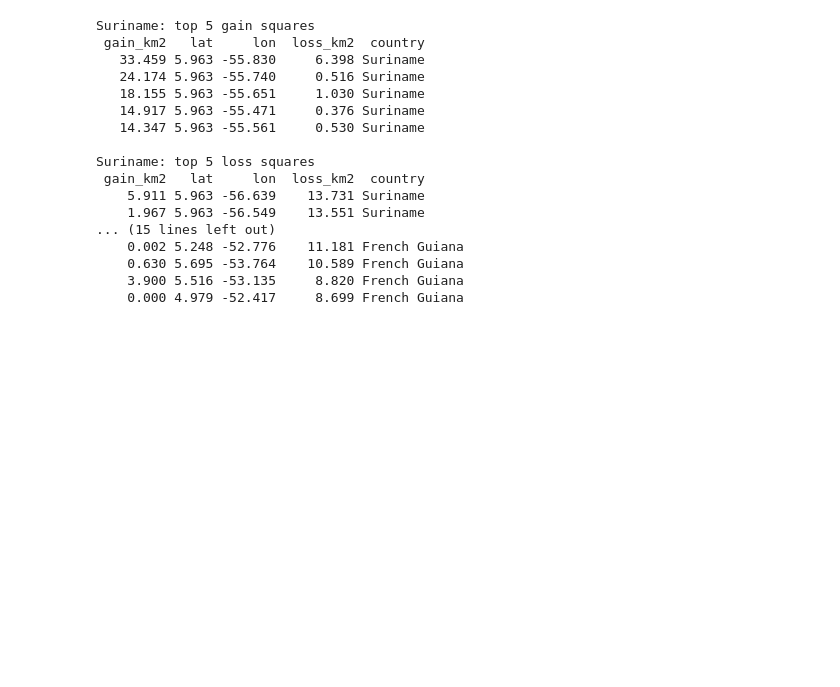
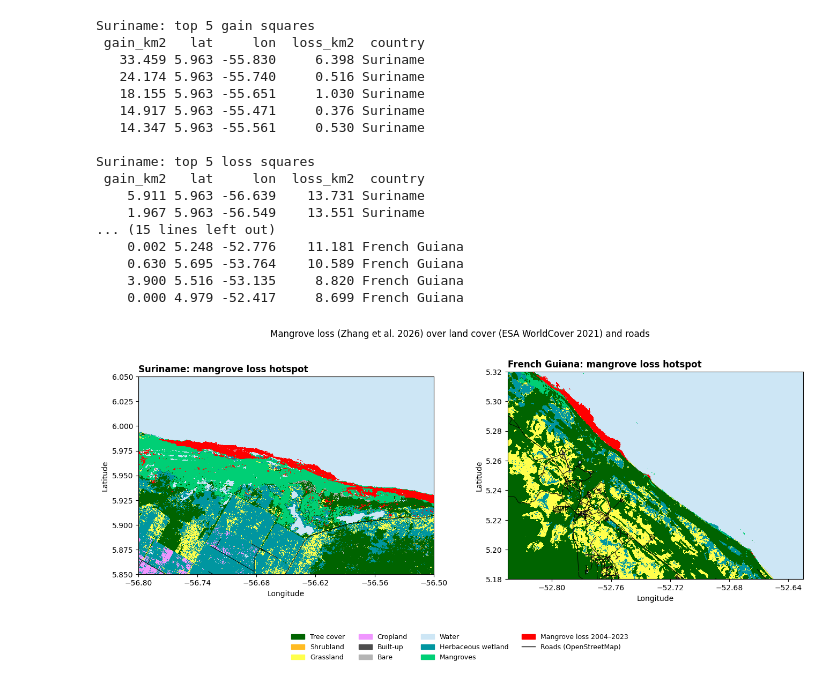
Before and after one commit to L1laBan3/Suriname-Mangrove-Project, a Jupyter notebook: InitialPlots.ipynb, the cells around one changed output. Drawn from its saved outputs; the diff is of its cells as text; code cells hidden in the pictures; blank space fills up the shorter version.

```diff
--- a/InitialPlots.ipynb
+++ b/InitialPlots.ipynb
@@ -672,3 +672,87 @@ Suriname: top 5 loss squares
     0.630 5.695 -53.764    10.589 French Guiana
     3.900 5.516 -53.135     8.820 French Guiana
     0.000 4.979 -52.417     8.699 French Guiana
+# %%
+import os
+import rasterio
+from rasterio.windows import from_bounds
+import numpy as np
+import geopandas as gpd
+import matplotlib.pyplot as plt
+from matplotlib.colors import ListedColormap, BoundaryNorm
+from matplotlib.patches import Patch
+from matplotlib.lines import Line2D
+from matplotlib.ticker import MaxNLocator
+
+CHANGE_FILE = "suriname_fguiana_mangrove_change_2004_2023.tif"   # 1 = gain, 2 = loss
+
+boxes = {
+    "loss": {"Suriname":      ("suriname_loss", (-56.80, 5.85, -56.50, 6.05)),
+             "French Guiana": ("fguiana_loss",  (-52.83, 5.18, -52.63, 5.32))},
+    "gain": {"Suriname":      ("suriname_gain", (-55.90, 5.85, -55.40, 6.05)),
+             "French Guiana": ("fguiana_gain",  (-53.47, 5.44, -52.98, 5.68))},
+}
+change_style = {"loss": (2, "red",     "Mangrove loss 2004–2023"),
+                "gain": (1, "#1d4ed8", "Mangrove gain 2004–2023")}
+
+# WorldCover classes (water pale so gain/loss stand out; built-up dark gray)
+classes = [(10, "Tree cover", "#006400"), (20, "Shrubland", "#ffbb22"),
+           (30, "Grassland", "#ffff4c"), (40, "Cropland", "#f096ff"),
+           (50, "Built-up", "#4d4d4d"), (60, "Bare", "#b4b4b4"),
+           (80, "Water", "#cde6f5"), (90, "Herbaceous wetland", "#0096a0"),
+           (95, "Mangroves", "#00cf75")]
+codes = [c for c, _, _ in classes]
+cmap = ListedColormap([col for _, _, col in classes])
+norm = BoundaryNorm([c - 0.5 for c in codes] + [100], cmap.N)
+
+def make_figure(kind):
+    code, color, label = change_style[kind]
+    fig, axes = plt.subplots(1, 2, figsize=(16, 6.5))
+
+    for ax, (country, (name, (w, s, e, n))) in zip(axes, boxes[kind].items()):
+        # Land cover background
+        with rasterio.open(f"worldcover_{name}.tif") as src:
+            ax.imshow(src.read(1), cmap=cmap, norm=norm, extent=[w, e, s, n], interpolation="nearest")
+
+        # Gain or loss pixels from the 2004-2023 map
+        with rasterio.open(CHANGE_FILE) as src:
+            win = from_bounds(w, s, e, n, transform=src.transform).round_offsets().round_lengths()
+            change = src.read(1, window=win)
+            left, bottom, right, top = src.window_bounds(win)
+        layer = np.ma.masked_where(change != code, change)
+        ax.imshow(layer, cmap=ListedColormap([color]), extent=[left, right, bottom, top], interpolation="nearest")
+
+        # Roads (downloaded from overpass-turbo)
+        road_file = f"roads_{name}.geojson"
+        if os.path.exists(road_file):
+            roads = gpd.read_file(road_file)
+            roads = roads[roads.geom_type.isin(["LineString", "MultiLineString"])]
+            if len(roads) > 0:
+                roads.plot(ax=ax, color="black", linewidth=0.7)
+            else:
+                print(f"{country} {kind}: no roads in this box")
+        else:
+            print(f"{country} {kind}: road file not found ({road_file})")
+
+        ax.set_xlim(w, e)
+        ax.set_ylim(s, n)
+        ax.xaxis.set_major_locator(MaxNLocator(5))
+        ax.set_title(f"{country}: mangrove {kind} hotspot", loc="left", fontweight="bold")
+        ax.set_xlabel("Longitude")
+        ax.set_ylabel("Latitude")
+
+    handles = [Patch(color=col, label=lab) for _, lab, col in classes]
+    handles += [Patch(color=color, label=label),
+                Line2D([], [], color="black", lw=1, label="Roads (OpenStreetMap)")]
+
+    fig.subplots_adjust(top=0.88, bottom=0.24, wspace=0.25)
+    fig.legend(handles=handles, loc="lower center", bbox_to_anchor=(0.5, 0.01),
+               ncol=4, frameon=False, fontsize=9)
+    fig.suptitle(f"Mangrove {kind} (Zhang et al. 2026) over land cover (ESA WorldCover 2021) and roads")
+    fig.savefig(f"{kind}_landcover_roads.png", dpi=200, bbox_inches="tight")
+    plt.show()
+
+make_figure("loss")
+make_figure("gain")
+# %% [output]
+[figure, added]
```
Also changed, not shown: parts of 1 cell of this notebook, 15 other files.
